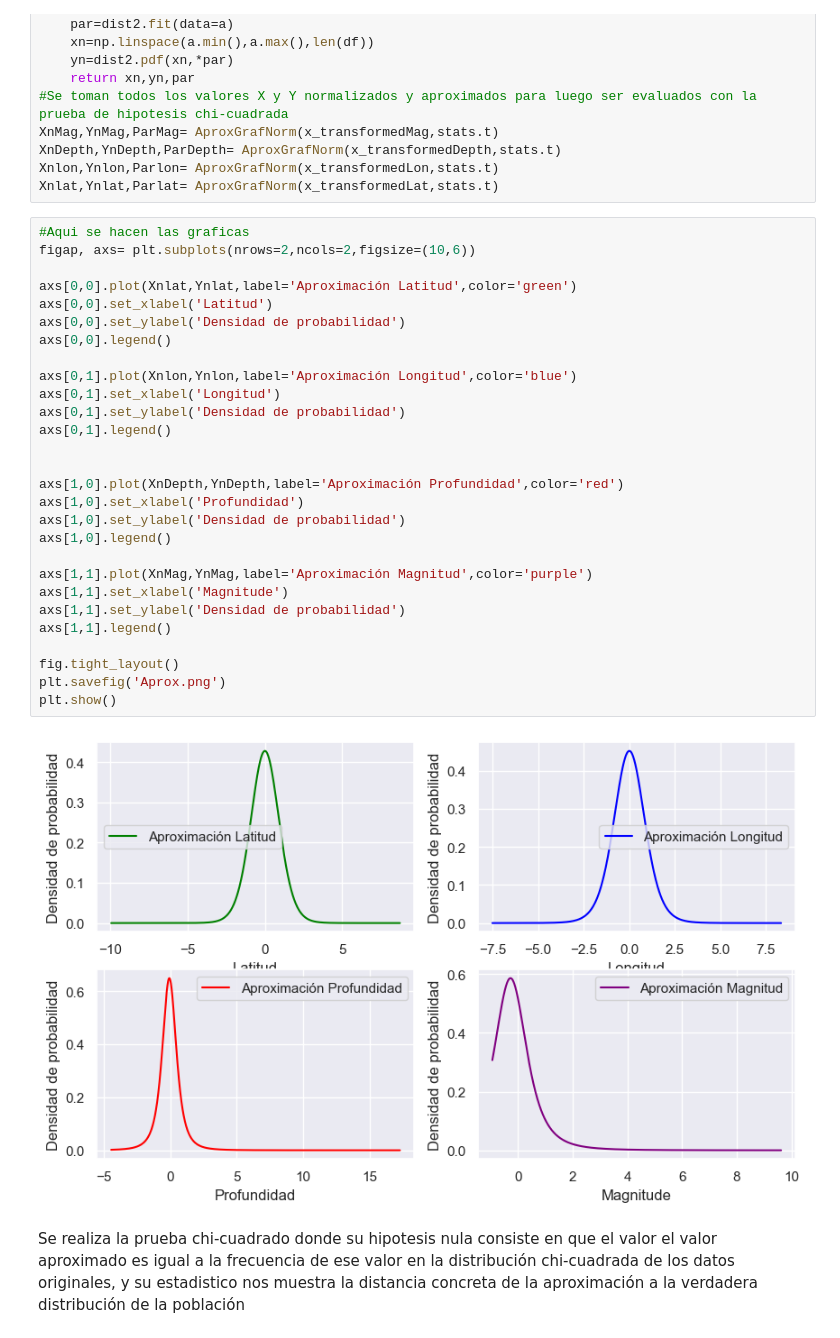
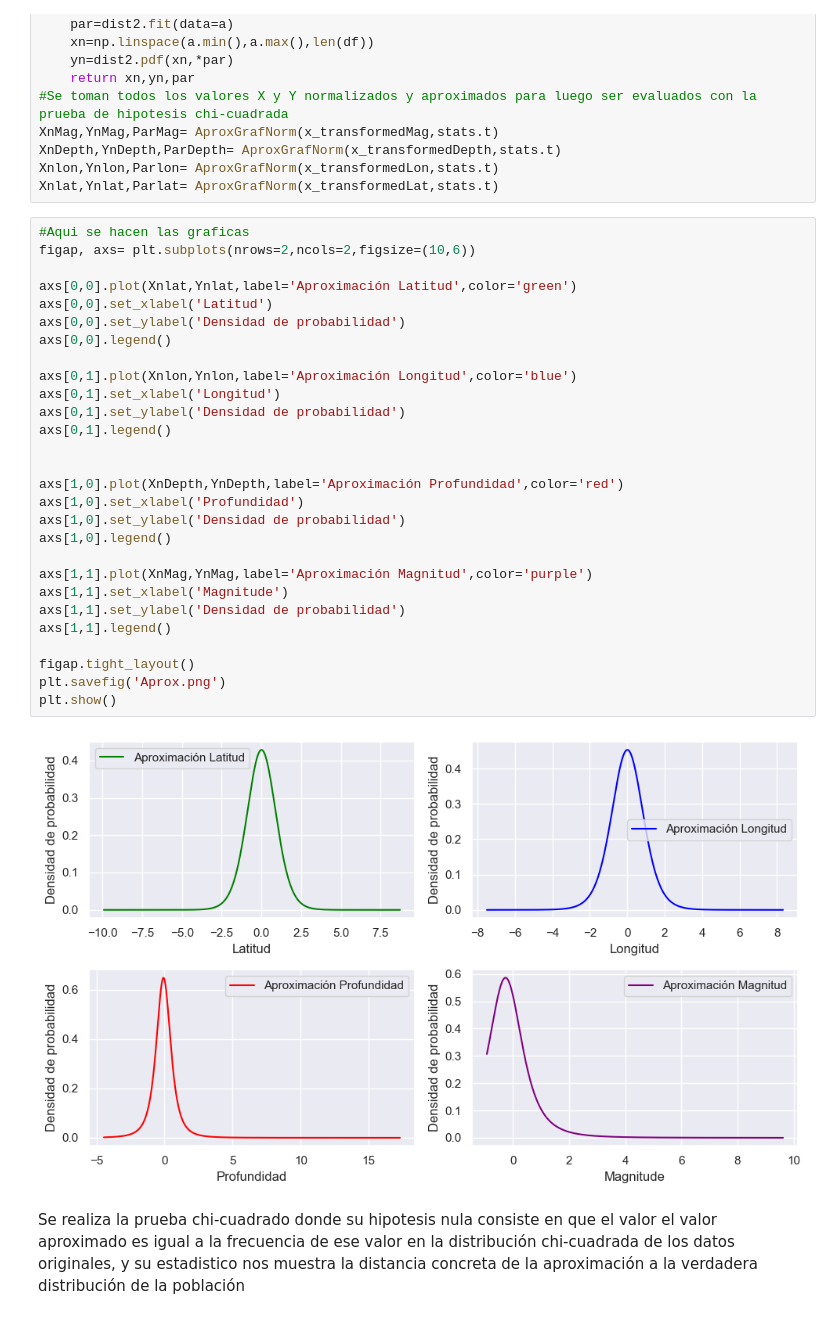
Before and after one commit to MrBloom911/SismicOperations, a Jupyter notebook: ProyectoComp.ipynb, the cells around one changed output. Cells and saved outputs as stored; diff of their text form.

```diff
--- a/ProyectoComp.ipynb
+++ b/ProyectoComp.ipynb
@@ -157,33 +157,33 @@ Xnlat,Ynlat,Parlat= AproxGrafNorm(x_transformedLat,stats.t)
 # %%
 #Aqui se hacen las graficas
 figap, axs= plt.subplots(nrows=2,ncols=2,figsize=(10,6))
 
 axs[0,0].plot(Xnlat,Ynlat,label='Aproximación Latitud',color='green')
 axs[0,0].set_xlabel('Latitud')
 axs[0,0].set_ylabel('Densidad de probabilidad')
 axs[0,0].legend()
 
 axs[0,1].plot(Xnlon,Ynlon,label='Aproximación Longitud',color='blue')
 axs[0,1].set_xlabel('Longitud')
 axs[0,1].set_ylabel('Densidad de probabilidad')
 axs[0,1].legend()
 
 
 axs[1,0].plot(XnDepth,YnDepth,label='Aproximación Profundidad',color='red')
 axs[1,0].set_xlabel('Profundidad')
 axs[1,0].set_ylabel('Densidad de probabilidad')
 axs[1,0].legend()
 
 axs[1,1].plot(XnMag,YnMag,label='Aproximación Magnitud',color='purple')
 axs[1,1].set_xlabel('Magnitude')
 axs[1,1].set_ylabel('Densidad de probabilidad')
 axs[1,1].legend()
 
-fig.tight_layout()
+figap.tight_layout()
 plt.savefig('Aprox.png')
 plt.show()
 # %% [output]
-[figure, old version]
+[figure, new version]
 # %% [markdown]
 Se realiza la prueba chi-cuadrado donde su hipotesis nula consiste en que el valor el valor aproximado es igual a la frecuencia de ese valor en la distribución chi-cuadrada de los datos originales, y su estadistico nos muestra la distancia concreta de la aproximación a la verdadera distribución de la población
 # %%
```
Also changed, not shown: parts of 9 cells of this notebook, 2 other files.
